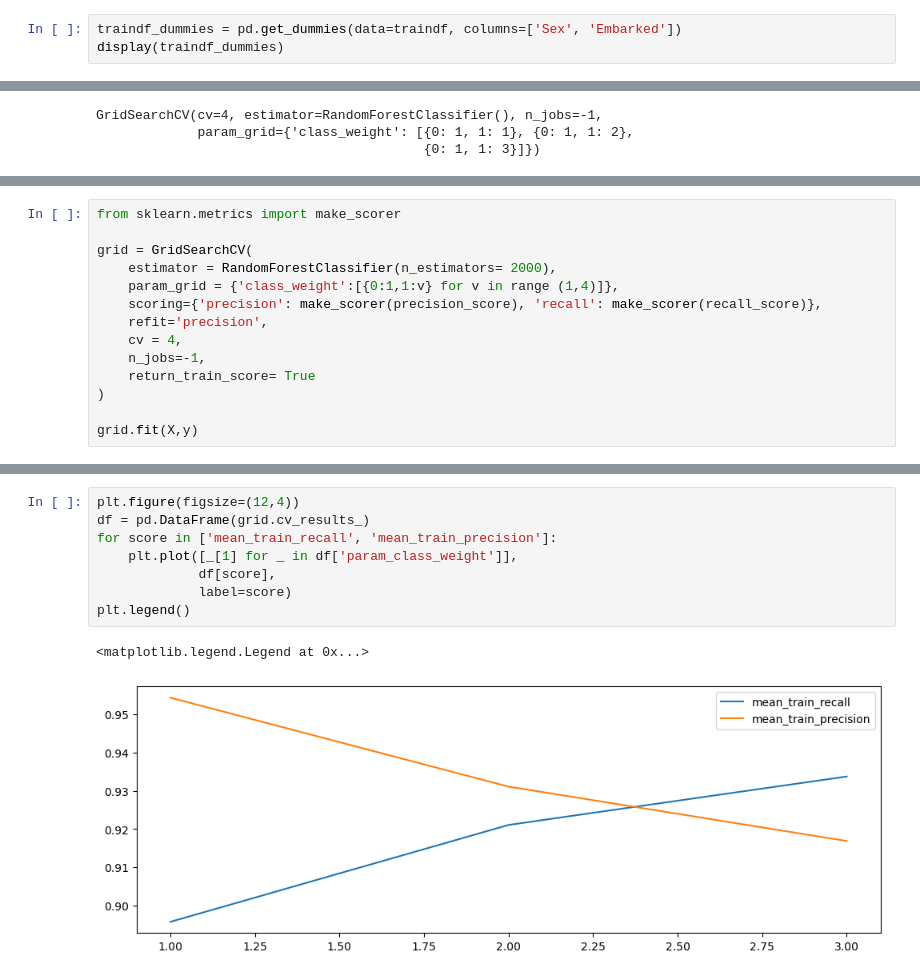
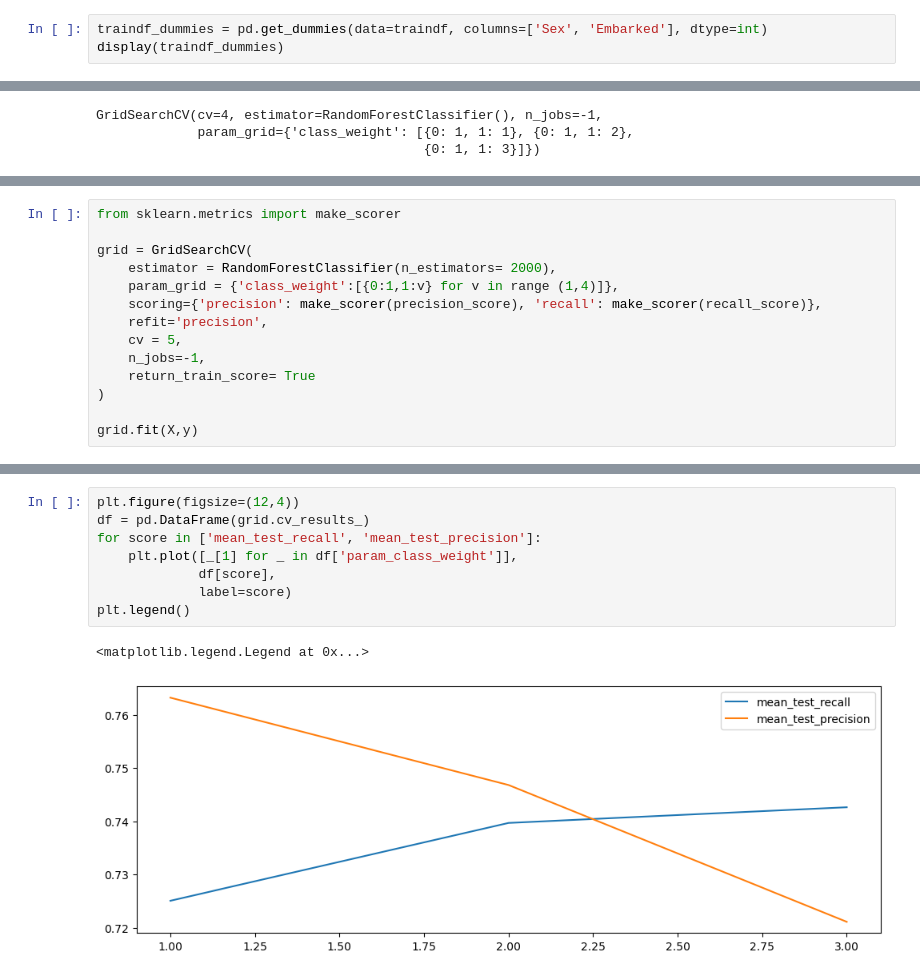
Before and after one commit to treeevisan/Data-Projects, a Jupyter notebook: titanic_ml.ipynb, the cells around one changed output, grey strips where cells are left out. Drawn from its saved outputs; the diff is of its cells as text.

```diff
--- a/titanic_ml.ipynb
+++ b/titanic_ml.ipynb
@@ -223,7 +223,7 @@ fig = sns.boxplot(traindf['Age'], orient='h')
 # %% [output]
 [figure]
 # %%
-traindf_dummies = pd.get_dummies(data=traindf, columns=['Sex', 'Embarked'])
+traindf_dummies = pd.get_dummies(data=traindf, columns=['Sex', 'Embarked'], dtype=int)
 display(traindf_dummies)
 # %% [output]
 |  | Survived | Pclass | Name | Age | SibSp | Parch | Sex_female | Sex_male | Embarked_C | Embarked_Q | ... |
@@ -401,7 +401,7 @@ grid = GridSearchCV(
     param_grid = {'class_weight':[{0:1,1:v} for v in range (1,4)]},
     scoring={'precision': make_scorer(precision_score), 'recall': make_scorer(recall_score)},
     refit='precision',
-    cv = 4,
+    cv = 5,
     n_jobs=-1,
     return_train_score= True
 )
@@ -426,12 +426,12 @@ pd.DataFrame(grid.cv_results_)
 # %%
 plt.figure(figsize=(12,4))
 df = pd.DataFrame(grid.cv_results_)
-for score in ['mean_train_recall', 'mean_train_precision']:
+for score in ['mean_test_recall', 'mean_test_precision']:
     plt.plot([_[1] for _ in df['param_class_weight']],
              df[score],
              label=score)
 plt.legend()
 # %% [output]
 <matplotlib.legend.Legend at 0x...>
-[figure, old version]
+[figure, new version]
 # %%
```
Also changed, not shown: parts of 17 cells of this notebook, 1 other file.
